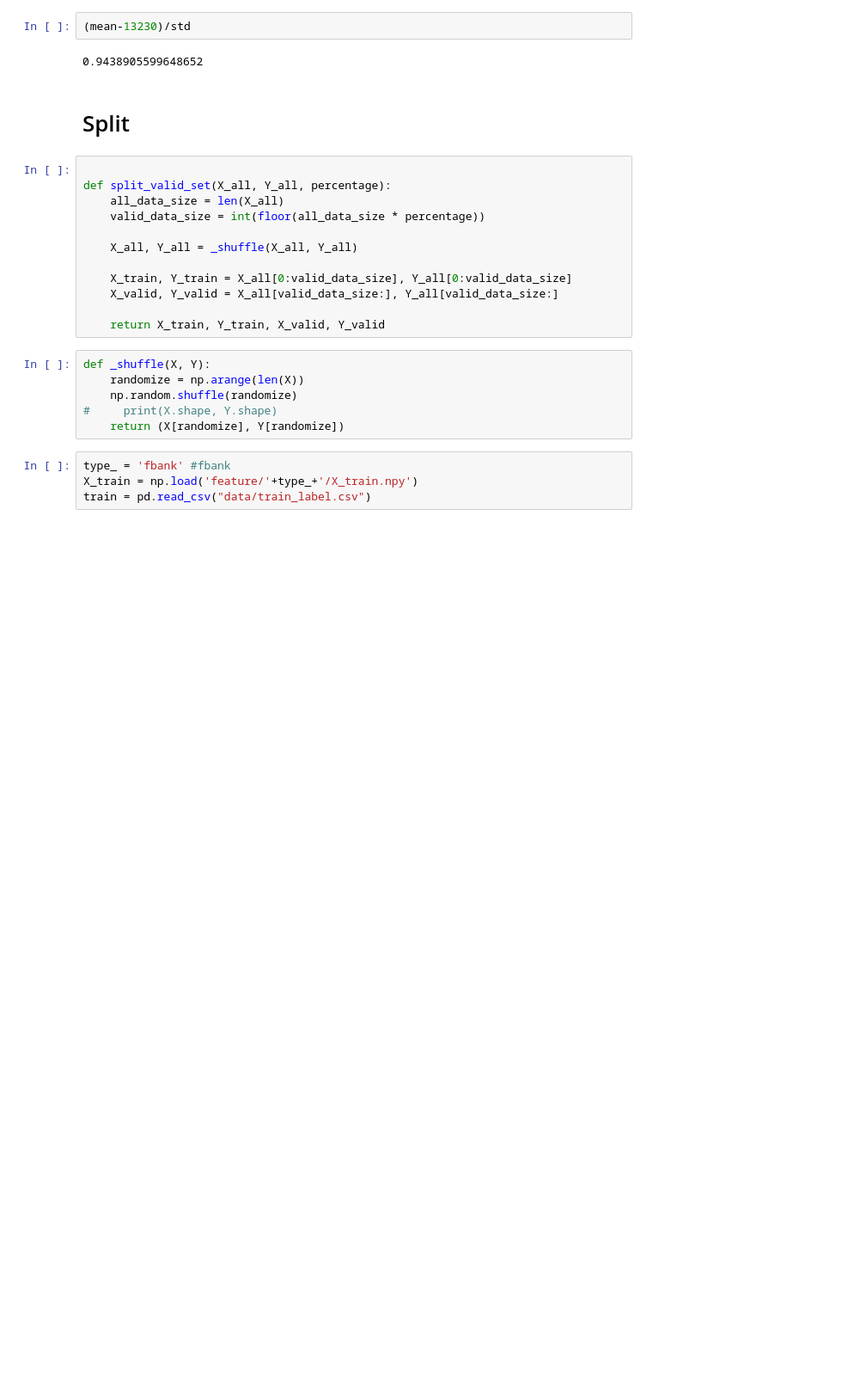
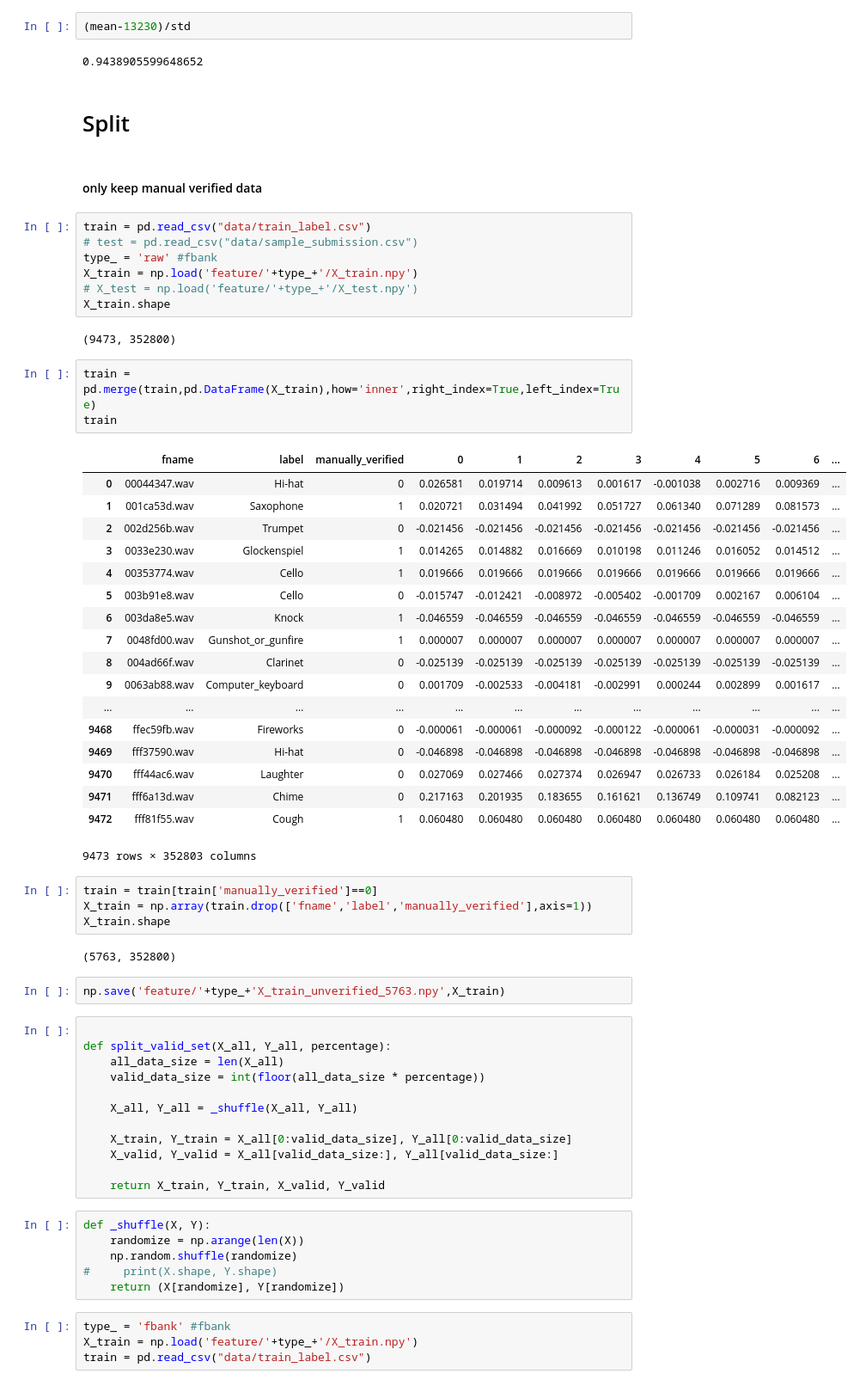
Before and after one commit to tychen5/Audio_Tagging_Challenge, a Jupyter notebook: leo/preprocessing_featureExtracting.ipynb, the cells around one changed output. Shown at 86% size. Cells and saved outputs as stored; diff of their text form; blank space fills up the shorter version.

```diff
--- a/leo/preprocessing_featureExtracting.ipynb
+++ b/leo/preprocessing_featureExtracting.ipynb
@@ -309,6 +309,47 @@ me['nframes'].quantile(0.0002)
 0.9438905599648652
 # %% [markdown]
 # Split
+# %% [markdown]
+#### only keep manual verified data
+# %%
+train = pd.read_csv("data/train_label.csv")
+# test = pd.read_csv("data/sample_submission.csv")
+type_ = 'raw' #fbank
+X_train = np.load('feature/'+type_+'/X_train.npy')
+# X_test = np.load('feature/'+type_+'/X_test.npy')
+X_train.shape
+# %% [output]
+(9473, 352800)
+# %%
+train = pd.merge(train,pd.DataFrame(X_train),how='inner',right_index=True,left_index=True)
+train
+# %% [output]
+|  | fname | label | manually_verified | 0 | 1 | 2 | 3 | 4 | 5 | 6 | ... |
+| 0 | 00044347.wav | Hi-hat | 0 | 0.026581 | 0.019714 | 0.009613 | 0.001617 | -0.001038 | 0.002716 | 0.009369 | ... |
+| 1 | 001ca53d.wav | Saxophone | 1 | 0.020721 | 0.031494 | 0.041992 | 0.051727 | 0.061340 | 0.071289 | 0.081573 | ... |
+| 2 | 002d256b.wav | Trumpet | 0 | -0.021456 | -0.021456 | -0.021456 | -0.021456 | -0.021456 | -0.021456 | -0.021456 | ... |
+| 3 | 0033e230.wav | Glockenspiel | 1 | 0.014265 | 0.014882 | 0.016669 | 0.010198 | 0.011246 | 0.016052 | 0.014512 | ... |
+| 4 | 00353774.wav | Cello | 1 | 0.019666 | 0.019666 | 0.019666 | 0.019666 | 0.019666 | 0.019666 | 0.019666 | ... |
+| 5 | 003b91e8.wav | Cello | 0 | -0.015747 | -0.012421 | -0.008972 | -0.005402 | -0.001709 | 0.002167 | 0.006104 | ... |
+| 6 | 003da8e5.wav | Knock | 1 | -0.046559 | -0.046559 | -0.046559 | -0.046559 | -0.046559 | -0.046559 | -0.046559 | ... |
+| 7 | 0048fd00.wav | Gunshot_or_gunfire | 1 | 0.000007 | 0.000007 | 0.000007 | 0.000007 | 0.000007 | 0.000007 | 0.000007 | ... |
+| 8 | 004ad66f.wav | Clarinet | 0 | -0.025139 | -0.025139 | -0.025139 | -0.025139 | -0.025139 | -0.025139 | -0.025139 | ... |
+| 9 | 0063ab88.wav | Computer_keyboard | 0 | 0.001709 | -0.002533 | -0.004181 | -0.002991 | 0.000244 | 0.002899 | 0.001617 | ... |
+| ... | ... | ... | ... | ... | ... | ... | ... | ... | ... | ... | ... |
+| 9468 | ffec59fb.wav | Fireworks | 0 | -0.000061 | -0.000061 | -0.000092 | -0.000122 | -0.000061 | -0.000031 | -0.000092 | ... |
+| 9469 | fff37590.wav | Hi-hat | 0 | -0.046898 | -0.046898 | -0.046898 | -0.046898 | -0.046898 | -0.046898 | -0.046898 | ... |
+| 9470 | fff44ac6.wav | Laughter | 0 | 0.027069 | 0.027466 | 0.027374 | 0.026947 | 0.026733 | 0.026184 | 0.025208 | ... |
+| 9471 | fff6a13d.wav | Chime | 0 | 0.217163 | 0.201935 | 0.183655 | 0.161621 | 0.136749 | 0.109741 | 0.082123 | ... |
+| 9472 | fff81f55.wav | Cough | 1 | 0.060480 | 0.060480 | 0.060480 | 0.060480 | 0.060480 | 0.060480 | 0.060480 | ... |
+9473 rows × 352803 columns
+# %%
+train = train[train['manually_verified']==0]
+X_train = np.array(train.drop(['fname','label','manually_verified'],axis=1))
+X_train.shape
+# %% [output]
+(5763, 352800)
+# %%
+np.save('feature/'+type_+'X_train_unverified_5763.npy',X_train)
 # %%
 
 def split_valid_set(X_all, Y_all, percentage):
```
Also changed, not shown: parts of 4 cells of this notebook.
